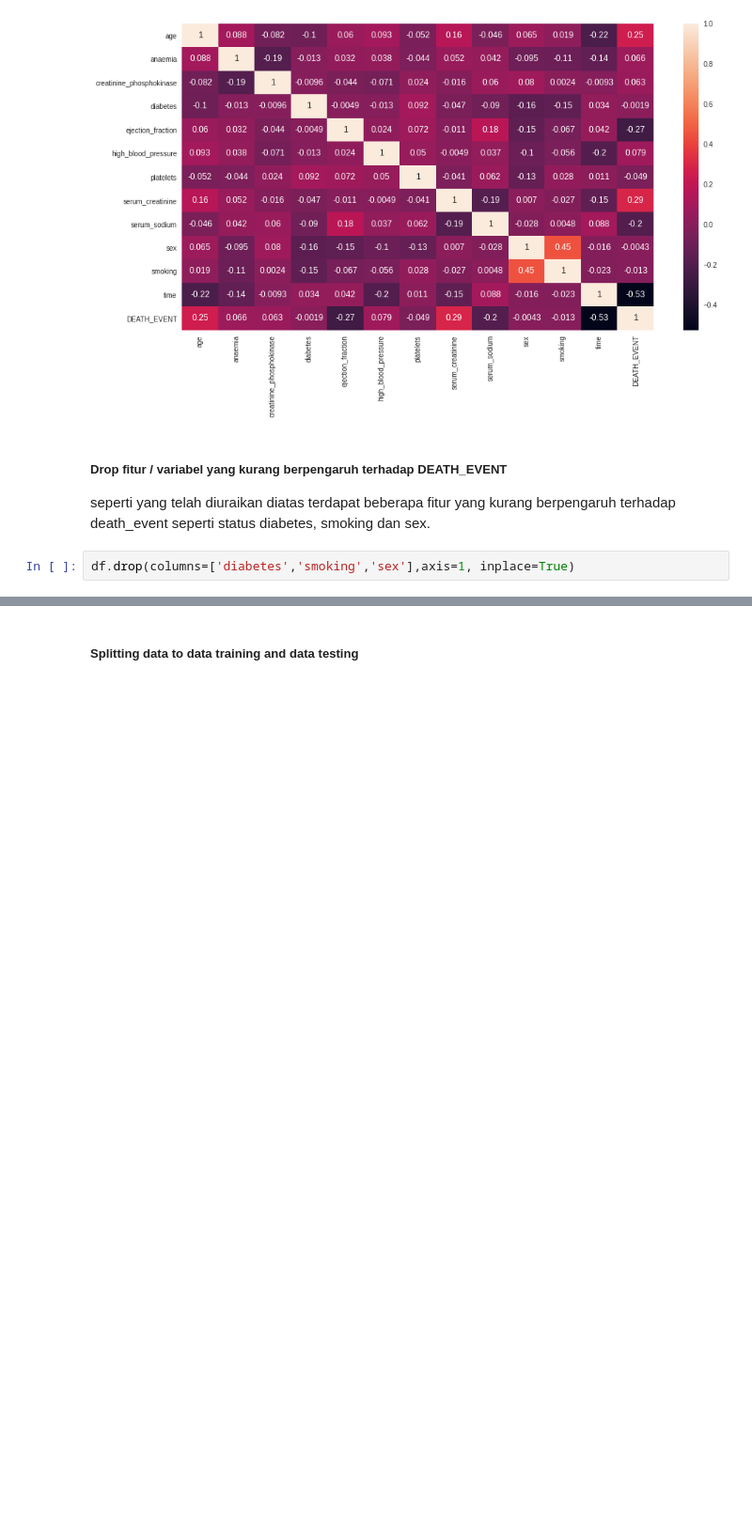
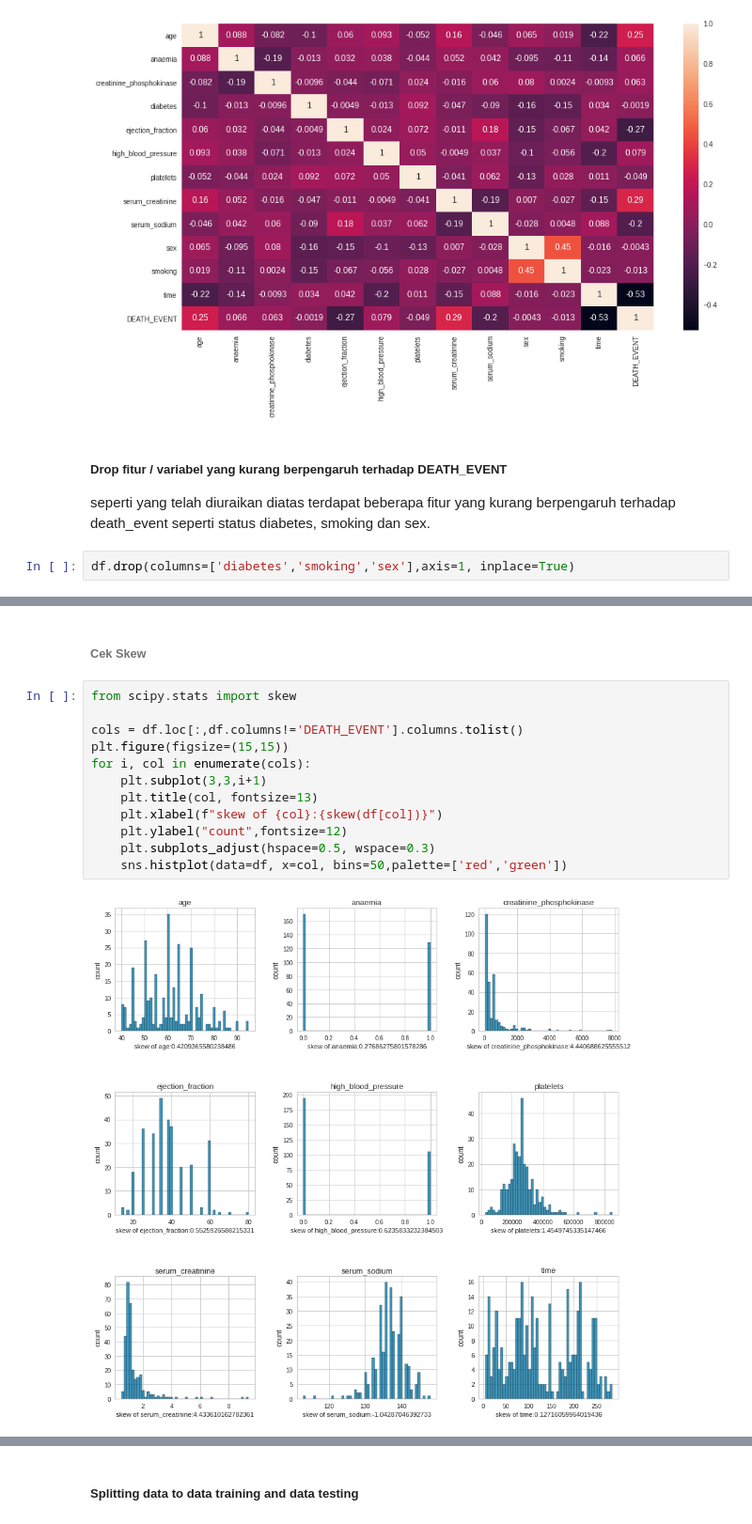
Before and after one commit to bridgecrew-perf6/FinalProject3-EnsembleMethod-RF, a Jupyter notebook: PYTN_KampusMerdeka_fp3_SafiraAuliaRohmah.ipynb, the cells around one changed output, grey strips where cells are left out. Shown at 94% size. Cells and saved outputs as stored; diff of their text form; blank space fills up the shorter version.

```diff
--- a/PYTN_KampusMerdeka_fp3_SafiraAuliaRohmah.ipynb
+++ b/PYTN_KampusMerdeka_fp3_SafiraAuliaRohmah.ipynb
@@ -350,0 +358,16 @@ df.drop(columns=['diabetes','smoking','sex'],axis=1, inplace=True)
+# %% [markdown]
+###### Cek Skew
+# %%
+from scipy.stats import skew
+
+cols = df.loc[:,df.columns!='DEATH_EVENT'].columns.tolist()
+plt.figure(figsize=(15,15))
+for i, col in enumerate(cols):
+    plt.subplot(3,3,i+1)
+    plt.title(col, fontsize=13)
+    plt.xlabel(f"skew of {col}:{skew(df[col])}")
+    plt.ylabel("count",fontsize=12)
+    plt.subplots_adjust(hspace=0.5, wspace=0.3)
+    sns.histplot(data=df, x=col, bins=50,palette=['red','green'])
+# %% [output]
+[figure, added]
```
Also changed, not shown: parts of 24 cells of this notebook, 1 other file.
